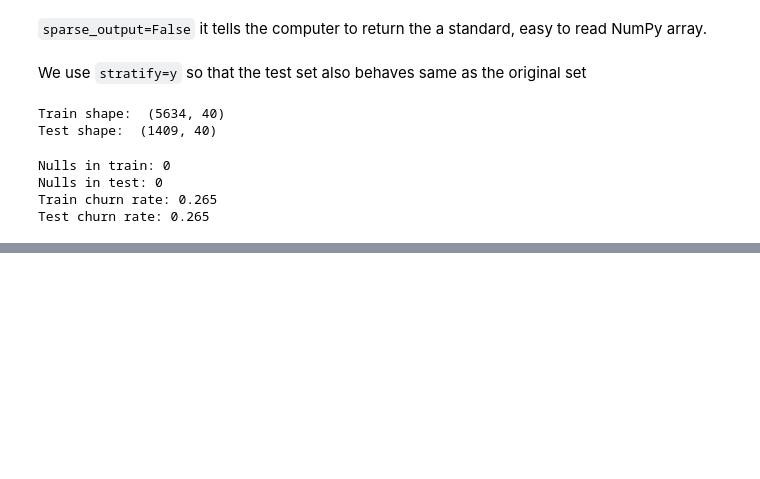
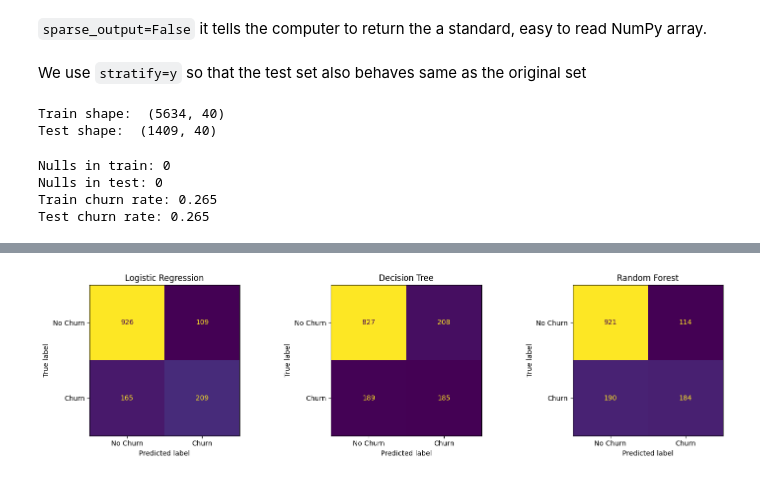
Before and after one commit to adityandandia/ml-from-scratch, a Jupyter notebook: Tabular ML/churn_eda.ipynb, the cells around one changed output, grey strips where cells are left out. Saved outputs shown, nothing was run; the diff lists cells and outputs as text; code cells hidden in the pictures; blank space fills up the shorter version.

```diff
--- a/Tabular ML/churn_eda.ipynb
+++ b/Tabular ML/churn_eda.ipynb
@@ -207,0 +321,15 @@ Test churn rate: 0.265
+# %%
+fig, axes = plt.subplots(1, 3, figsize=(15, 4))
+
+for ax, (name, pipeline) in zip(axes, models.items()):
+    ConfusionMatrixDisplay.from_estimator(
+        pipeline, X_test, y_test,
+        display_labels=['No Churn', 'Churn'],
+        ax=ax, colorbar=False
+    )
+    ax.set_title(name)
+
+plt.tight_layout()
+plt.show()
+# %% [output]
+[figure, added]
```
Also changed, not shown: parts of 8 cells of this notebook, 2 other files.
